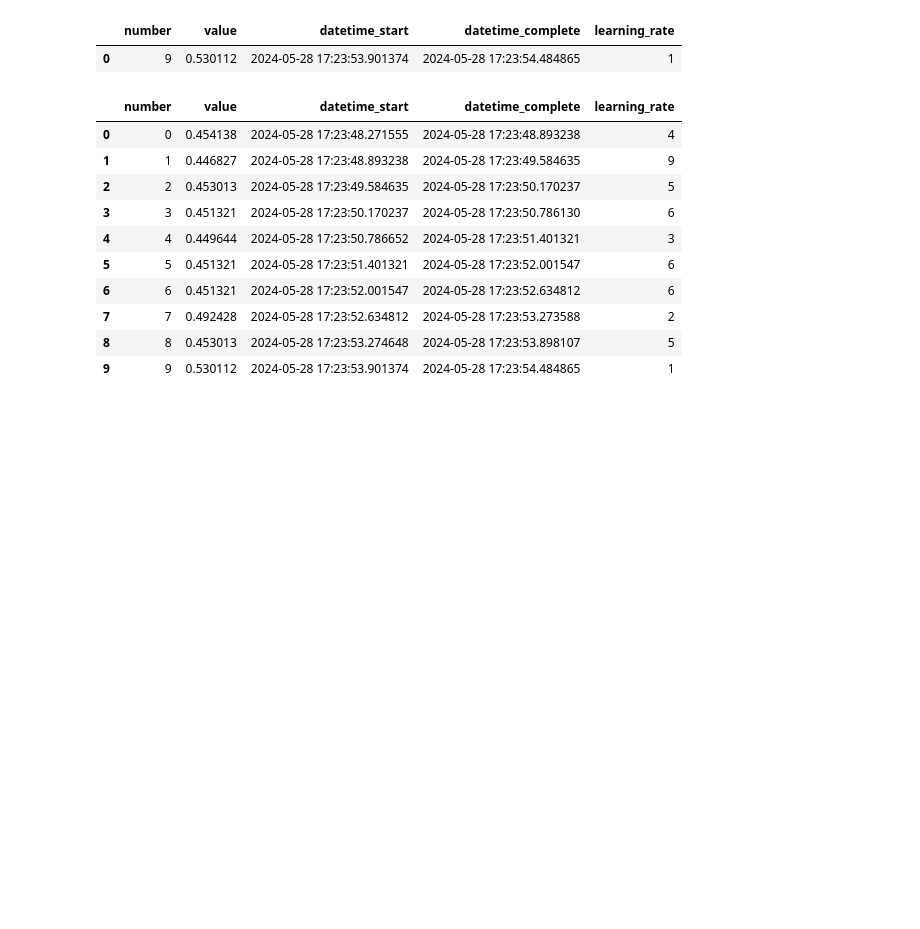
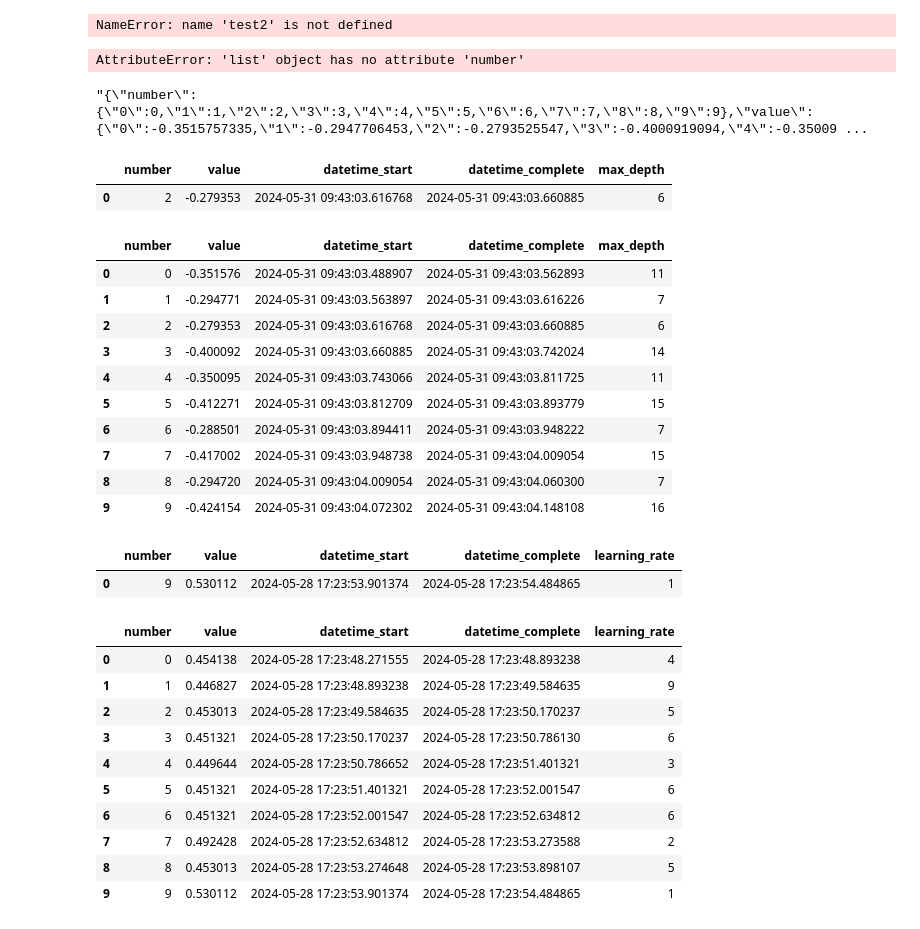
Before and after one commit to first2301/Rnd_recommendation, a Jupyter notebook: pro_reco/lib/test.ipynb, the cells around one changed output. Cells and saved outputs as stored; diff of their text form; code cells hidden in the pictures; blank space fills up the shorter version.

```diff
--- a/pro_reco/lib/test.ipynb
+++ b/pro_reco/lib/test.ipynb
@@ -186,0 +336,8 @@ result[1]
+# %%
+prepro.is_all_trials_df(test2)
+# %% [output]
+NameError: name 'test2' is not defined
+# %%
+prepro.is_all_trials_df(result[n]['trials'] for n in range(1, len(result)))
+# %% [output]
+AttributeError: 'list' object has no attribute 'number'
@@ -187,3 +346,32 @@ result[1]
+# %%
+trials_json = json.dumps(test, indent=2)
+
+print(trials_json)
+# %% [output]
+"{\"number\":{\"0\":0,\"1\":1,\"2\":2,\"3\":3,\"4\":4,\"5\":5,\"6\":6,\"7\":7,\"8\":8,\"9\":9},\"value\":{\"0\":-0.3515757335,\"1\":-0.2947706453,\"2\":-0.2793525547,\"3\":-0.4000919094,\"4\":-0.35009 ...
+# %%
+prepro = Preprocessing()
+best_result = prepro.is_best_trial_df(result[6]['best_trial'])
+all_trial_result = prepro.is_all_trials_df(result[6]['trials'])
+# %%
+best_result
+# %% [output]
+|  | number | value | datetime_start | datetime_complete | max_depth |
+| 0 | 2 | -0.279353 | 2024-05-31 09:43:03.616768 | 2024-05-31 09:43:03.660885 | 6 |
+# %%
+all_trial_result
+# %% [output]
+|  | number | value | datetime_start | datetime_complete | max_depth |
+| 0 | 0 | -0.351576 | 2024-05-31 09:43:03.488907 | 2024-05-31 09:43:03.562893 | 11 |
+| 1 | 1 | -0.294771 | 2024-05-31 09:43:03.563897 | 2024-05-31 09:43:03.616226 | 7 |
+| 2 | 2 | -0.279353 | 2024-05-31 09:43:03.616768 | 2024-05-31 09:43:03.660885 | 6 |
+| 3 | 3 | -0.400092 | 2024-05-31 09:43:03.660885 | 2024-05-31 09:43:03.742024 | 14 |
+| 4 | 4 | -0.350095 | 2024-05-31 09:43:03.743066 | 2024-05-31 09:43:03.811725 | 11 |
+| 5 | 5 | -0.412271 | 2024-05-31 09:43:03.812709 | 2024-05-31 09:43:03.893779 | 15 |
+| 6 | 6 | -0.288501 | 2024-05-31 09:43:03.894411 | 2024-05-31 09:43:03.948222 | 7 |
+| 7 | 7 | -0.417002 | 2024-05-31 09:43:03.948738 | 2024-05-31 09:43:04.009054 | 15 |
+| 8 | 8 | -0.294720 | 2024-05-31 09:43:04.009054 | 2024-05-31 09:43:04.060300 | 7 |
+| 9 | 9 | -0.424154 | 2024-05-31 09:43:04.072302 | 2024-05-31 09:43:04.148108 | 16 |
 # %%
 best_result = None
 all_result = None
```
Also changed, not shown: parts of 62 cells of this notebook, 10 other files.
